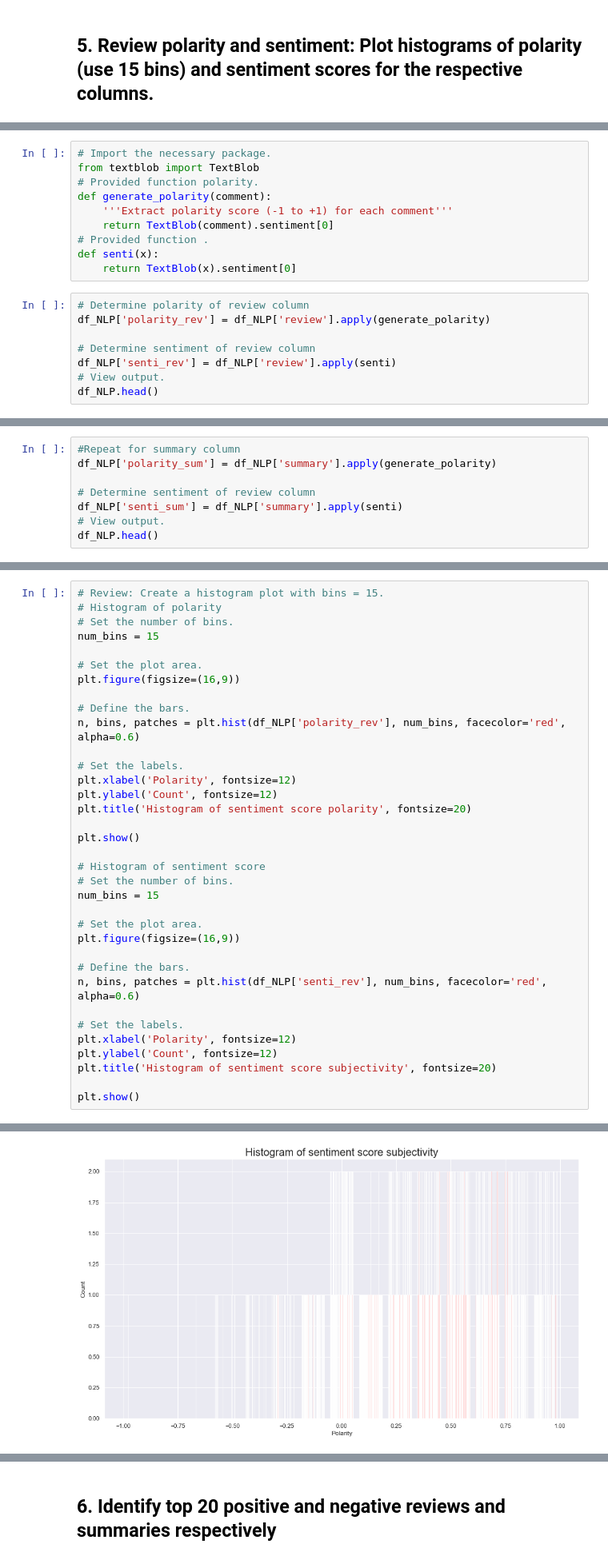
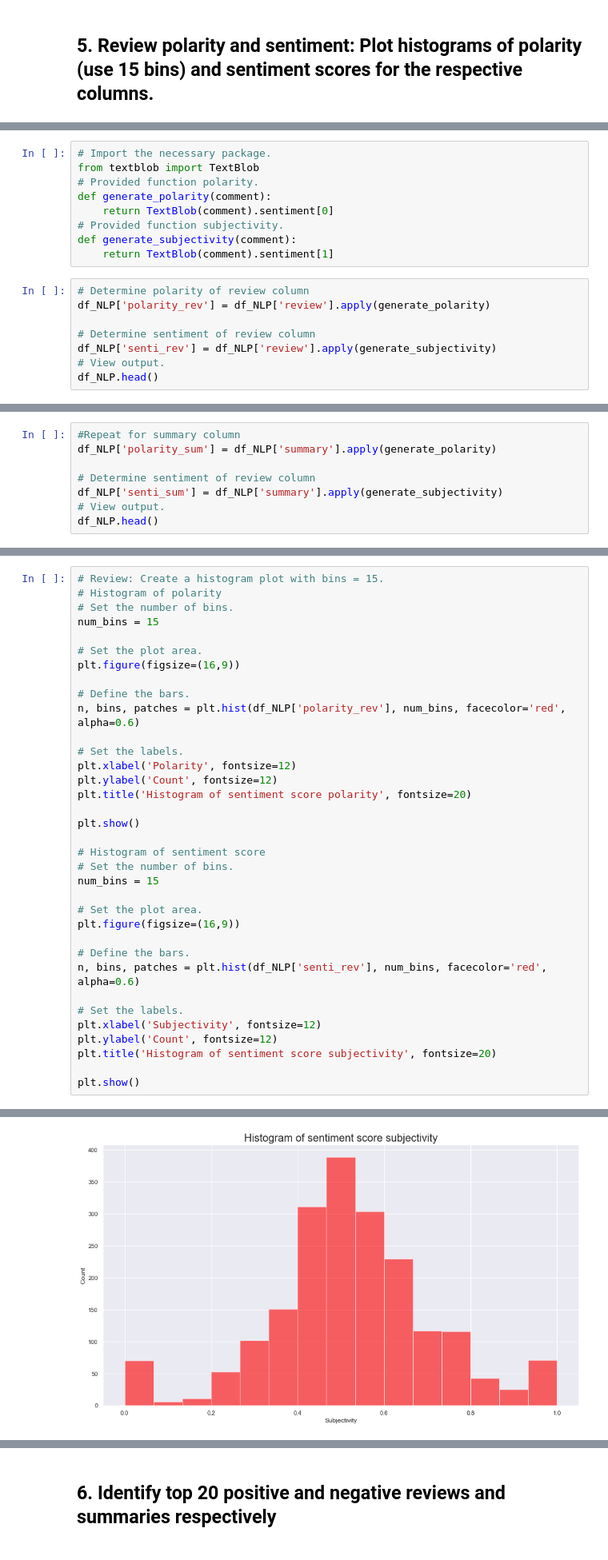
Before and after one commit to mikebenas/LSE_TurtleGames_R_Analysis, a Jupyter notebook: LSE_DA301_Assignment_Python_template.ipynb, the cells around one changed output, grey strips where cells are left out. Shown at 80% size. Drawn from its saved outputs; the diff is of its cells as text.

```diff
--- a/LSE_DA301_Assignment_Python_template.ipynb
+++ b/LSE_DA301_Assignment_Python_template.ipynb
@@ -1558,17 +1583,16 @@ for i in ax.patches:
 from textblob import TextBlob
 # Provided function polarity.
 def generate_polarity(comment):
-    '''Extract polarity score (-1 to +1) for each comment'''
     return TextBlob(comment).sentiment[0]
-# Provided function .
-def senti(x):
-    return TextBlob(x).sentiment[0]
+# Provided function subjectivity.
+def generate_subjectivity(comment):
+    return TextBlob(comment).sentiment[1]
 # %%
 # Determine polarity of review column
 df_NLP['polarity_rev'] = df_NLP['review'].apply(generate_polarity)
 
 # Determine sentiment of review column
-df_NLP['senti_rev'] = df_NLP['review'].apply(senti)
+df_NLP['senti_rev'] = df_NLP['review'].apply(generate_subjectivity)
 # View output.
 df_NLP.head()
 # %% [output]
@@ -1583,7 +1607,7 @@ df_NLP.head()
 df_NLP['polarity_sum'] = df_NLP['summary'].apply(generate_polarity)
 
 # Determine sentiment of review column
-df_NLP['senti_sum'] = df_NLP['summary'].apply(senti)
+df_NLP['senti_sum'] = df_NLP['summary'].apply(generate_subjectivity)
 # View output.
 df_NLP.head()
 # %% [output]
@@ -1602,35 +1626,35 @@ num_bins = 15
 # Set the plot area.
 plt.figure(figsize=(16,9))
 
 # Define the bars.
 n, bins, patches = plt.hist(df_NLP['polarity_rev'], num_bins, facecolor='red', alpha=0.6)
 
 # Set the labels.
 plt.xlabel('Polarity', fontsize=12)
 plt.ylabel('Count', fontsize=12)
 plt.title('Histogram of sentiment score polarity', fontsize=20)
 
 plt.show()
 
 # Histogram of sentiment score
 # Set the number of bins.
 num_bins = 15
 
 # Set the plot area.
 plt.figure(figsize=(16,9))
 
 # Define the bars.
 n, bins, patches = plt.hist(df_NLP['senti_rev'], num_bins, facecolor='red', alpha=0.6)
 
 # Set the labels.
-plt.xlabel('Polarity', fontsize=12)
+plt.xlabel('Subjectivity', fontsize=12)
 plt.ylabel('Count', fontsize=12)
 plt.title('Histogram of sentiment score subjectivity', fontsize=20)
 
 plt.show()
 # %% [output]
 [figure]
-[figure, old version]
+[figure, new version]
 # %%
 # Summary: Create a histogram plot with bins = 15.
 # Histogram of polarity
```
Also changed, not shown: parts of 25 cells of this notebook.
